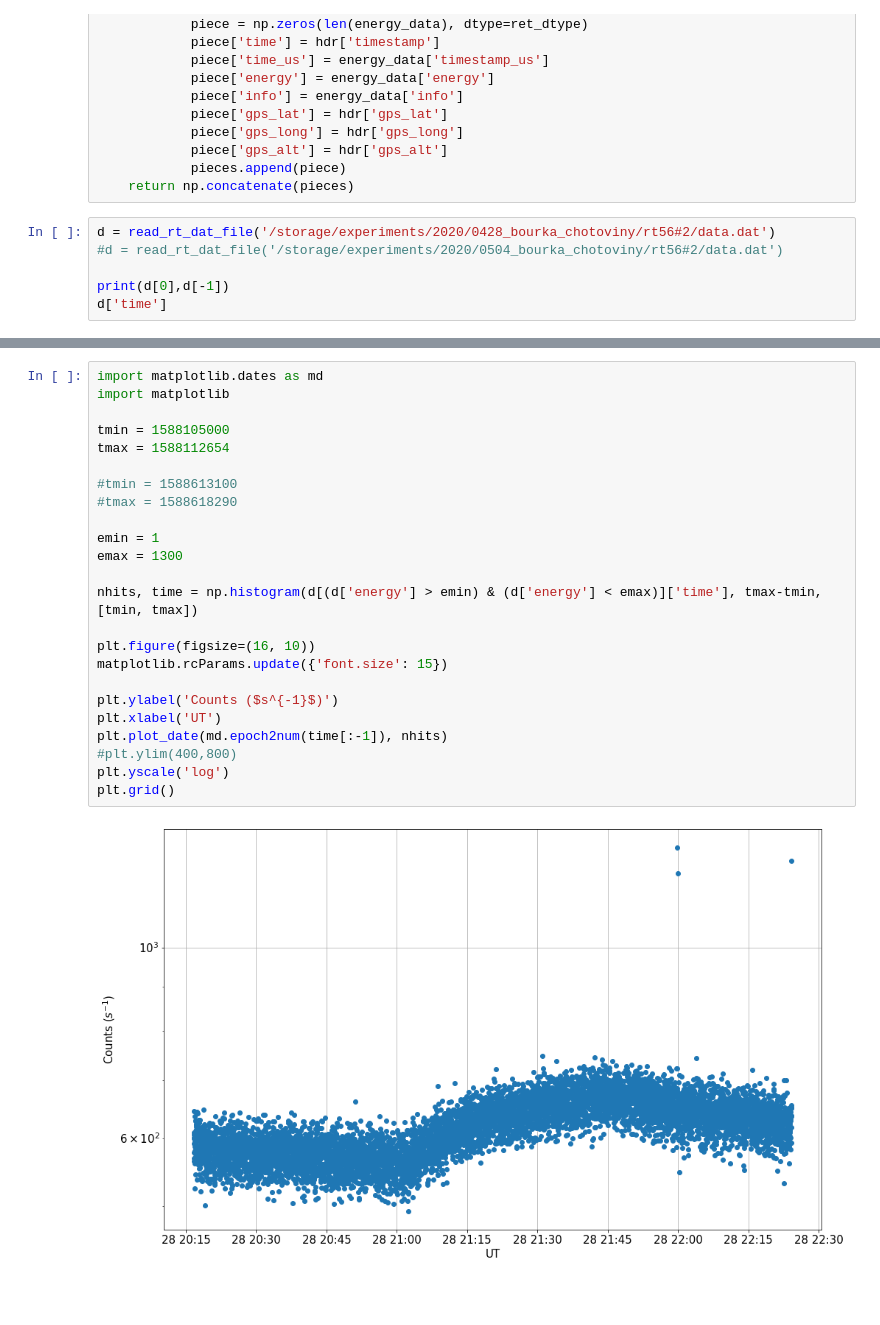
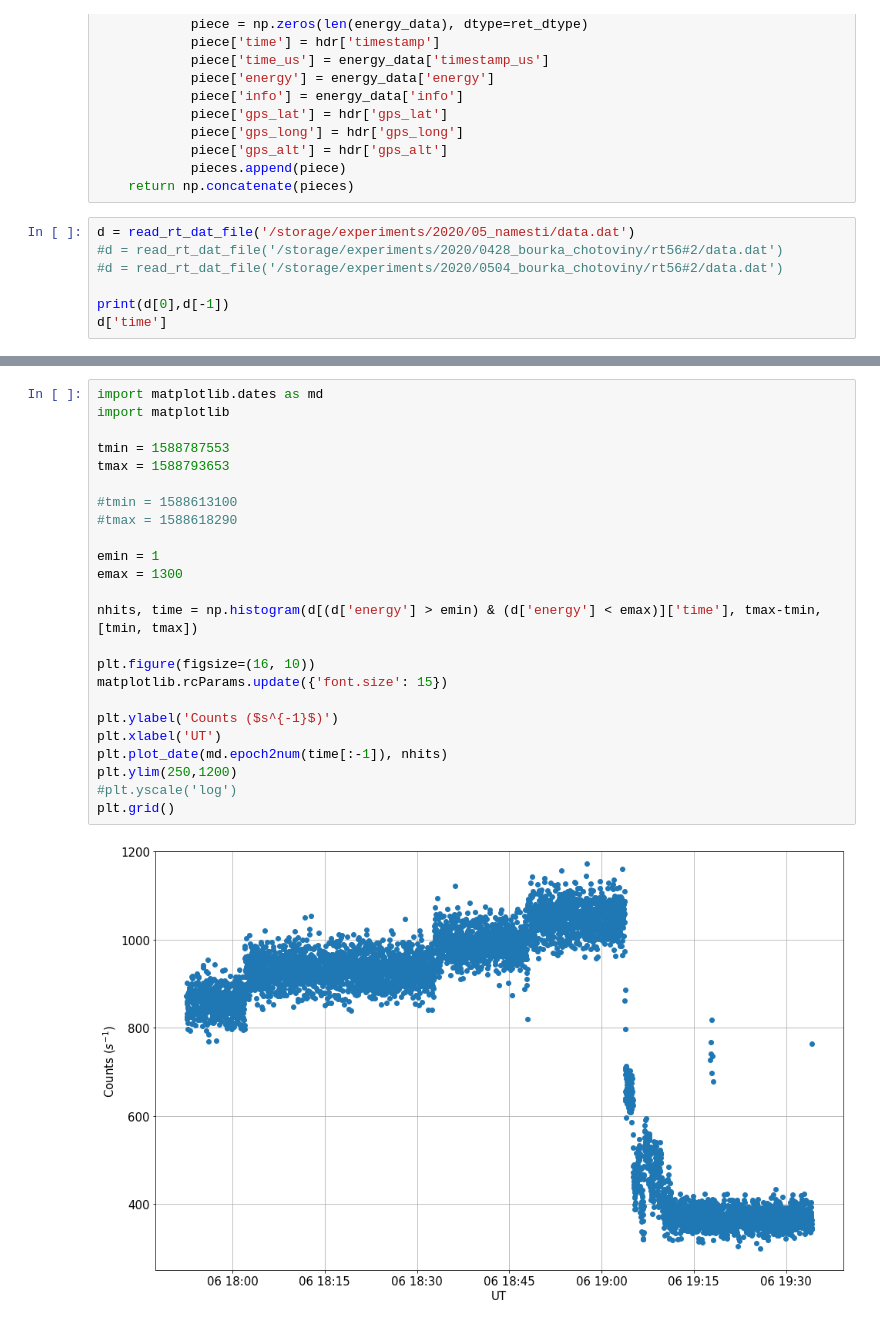
Before and after one commit to ODZ-UJF-AV-CR/CRREAT_cars, a Jupyter notebook: rt.ipynb, the cells around one changed output, grey strips where cells are left out. Cells and saved outputs as stored; diff of their text form; blank space fills up the shorter version.

Commit message:
Automatic time selection of RT data from meteorological data

```diff
--- a/rt.ipynb
+++ b/rt.ipynb
@@ -80,7 +80,8 @@ def read_rt_dat_file(filename):
             pieces.append(piece)
     return np.concatenate(pieces)
 # %%
-d = read_rt_dat_file('/storage/experiments/2020/0428_bourka_chotoviny/rt56#2/data.dat')
+d = read_rt_dat_file('/storage/experiments/2020/05_namesti/data.dat')
+#d = read_rt_dat_file('/storage/experiments/2020/0428_bourka_chotoviny/rt56#2/data.dat')
 #d = read_rt_dat_file('/storage/experiments/2020/0504_bourka_chotoviny/rt56#2/data.dat')
 
 print(d[0],d[-1])
@@ -107,29 +108,29 @@ plt.plot(d[25338:]['time'])
 # %%
 import matplotlib.dates as md
 import matplotlib
 
-tmin = 1588105000
-tmax = 1588112654
+tmin = 1588787553
+tmax = 1588793653
 
 #tmin = 1588613100
 #tmax = 1588618290
 
 emin = 1
 emax = 1300
 
 nhits, time = np.histogram(d[(d['energy'] > emin) & (d['energy'] < emax)]['time'], tmax-tmin, [tmin, tmax])
 
 plt.figure(figsize=(16, 10))
 matplotlib.rcParams.update({'font.size': 15})
 
 plt.ylabel('Counts ($s^{-1}$)')
 plt.xlabel('UT')
 plt.plot_date(md.epoch2num(time[:-1]), nhits)
-#plt.ylim(400,800)
-plt.yscale('log')
+plt.ylim(250,1200)
+#plt.yscale('log')
 plt.grid()
 # %% [output]
-[figure, old version]
+[figure, new version]
 # %%
 from matplotlib.colors import LogNorm
 
```
Also changed, not shown: parts of 5 cells of this notebook.
